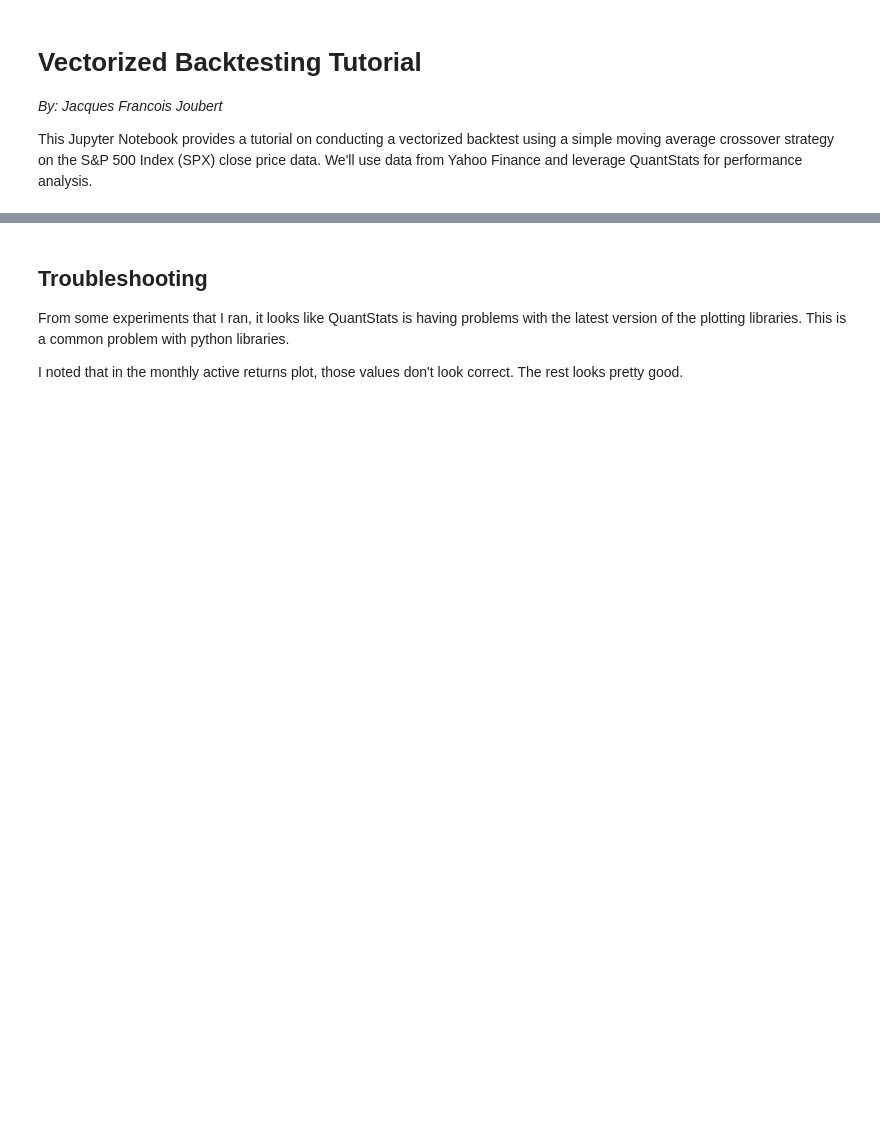
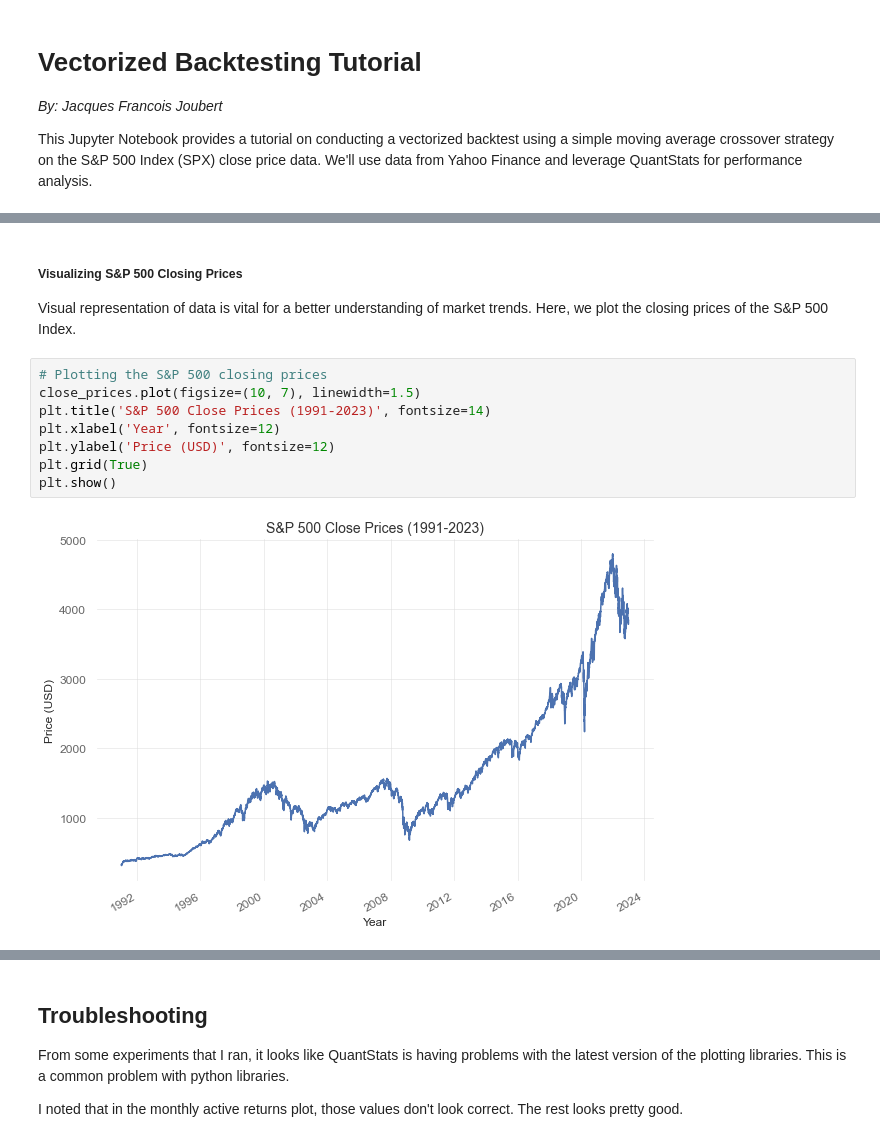
Before and after one commit to hudson-and-thames/backtest_tutorial, a Jupyter notebook: Vectorized_Backtest_Tutorial.ipynb, the cells around one changed output, grey strips where cells are left out. Cells and saved outputs as stored; diff of their text form; blank space fills up the shorter version.

```diff
--- a/Vectorized_Backtest_Tutorial.ipynb
+++ b/Vectorized_Backtest_Tutorial.ipynb
@@ -30,0 +34,13 @@ plt.show()
+# %% [markdown]
+##### Visualizing S&P 500 Closing Prices
+Visual representation of data is vital for a better understanding of market trends. Here, we plot the closing prices of the S&P 500 Index.
+# %%
+# Plotting the S&P 500 closing prices
+close_prices.plot(figsize=(10, 7), linewidth=1.5)
+plt.title('S&P 500 Close Prices (1991-2023)', fontsize=14)
+plt.xlabel('Year', fontsize=12)
+plt.ylabel('Price (USD)', fontsize=12)
+plt.grid(True)
+plt.show()
+# %% [output]
+[figure, added]
```
Also changed, not shown: parts of 24 cells of this notebook.
